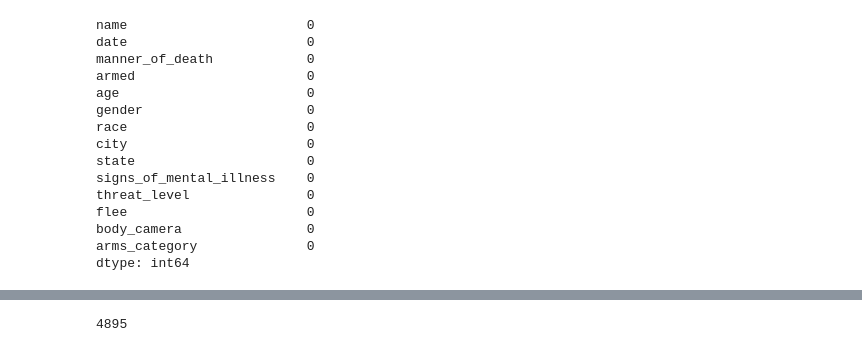
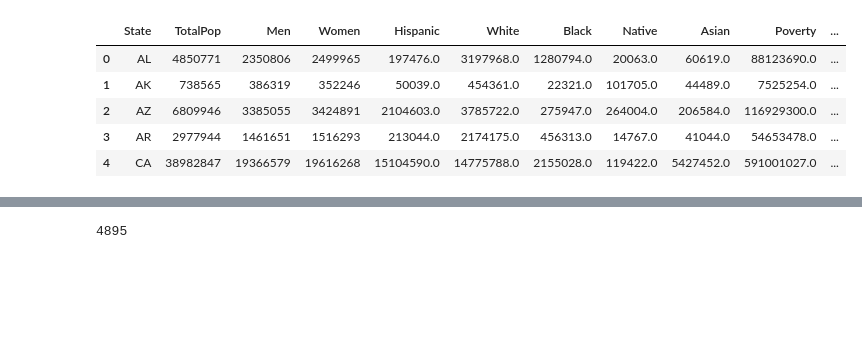
Before and after one commit to javsanbel2/betaproject, a Jupyter notebook: beta_javier.ipynb, the cells around one changed output, grey strips where cells are left out. Saved outputs shown, nothing was run; the diff lists cells and outputs as text; code cells hidden in the pictures; blank space fills up the shorter version.

Commit message:
Refactorized code and added pop table

```diff
--- a/beta_javier.ipynb
+++ b/beta_javier.ipynb
@@ -26,23 +17,23 @@ import seaborn as sns
 # %%
 cols_name = ["id","name","date","manner_of_death","armed","age","gender","race","city","state","signs_of_mental_illness","threat_level","flee","body_camera","arms_category"]
 df = pd.read_csv("shootings.csv", usecols=cols_name, parse_dates=['date'])
 df = df.drop(["id"], axis=1)
+
+# Deal with population data
+pop_cols = ["State", "TotalPop", "Men", "Women", "Hispanic", "White", "Black", "Native", "Asian", "Poverty", "Unemployment"]
+df_pop = pd.read_csv("./census_data.csv")
+# Take only necessary columns
+df_pop = df_pop[pop_cols]
+# Group by state and normalize data
+df_pop.loc[:, 'Hispanic':'Asian'] = df_pop.loc[:, 'Hispanic':'Asian'].div(100).round(2)
+df_pop.loc[:, 'Hispanic':'Unemployment'] = df_pop.loc[:, 'Hispanic':'Unemployment'].multiply(df_pop["TotalPop"], axis="index").round()
+df_pop = df_pop.groupby("State", as_index=False).sum()
+df_pop['State'] = df_pop['State'].map(state_code)
+df_pop.head()
+# %% [output]
+|  | State | TotalPop | Men | Women | Hispanic | White | Black | Native | Asian | Poverty | ... |
+| 0 | AL | 4850771 | 2350806 | 2499965 | 197476.0 | 3197968.0 | 1280794.0 | 20063.0 | 60619.0 | 88123690.0 | ... |
+| 1 | AK | 738565 | 386319 | 352246 | 50039.0 | 454361.0 | 22321.0 | 101705.0 | 44489.0 | 7525254.0 | ... |
+| 2 | AZ | 6809946 | 3385055 | 3424891 | 2104603.0 | 3785722.0 | 275947.0 | 264004.0 | 206584.0 | 116929300.0 | ... |
+| 3 | AR | 2977944 | 1461651 | 1516293 | 213044.0 | 2174175.0 | 456313.0 | 14767.0 | 41044.0 | 54653478.0 | ... |
+| 4 | CA | 38982847 | 19366579 | 19616268 | 15104590.0 | 14775788.0 | 2155028.0 | 119422.0 | 5427452.0 | 591001027.0 | ... |
-# %%
-# We do not have any NaN value, the datased was cleansed before
-df.isna().sum()
-# %% [output]
-name                       0
-date                       0
-manner_of_death            0
-armed                      0
-age                        0
-gender                     0
-race                       0
-city                       0
-state                      0
-signs_of_mental_illness    0
-threat_level               0
-flee                       0
-body_camera                0
-arms_category              0
-dtype: int64
```
Also changed, not shown: parts of 28 cells of this notebook, 2 other files.
